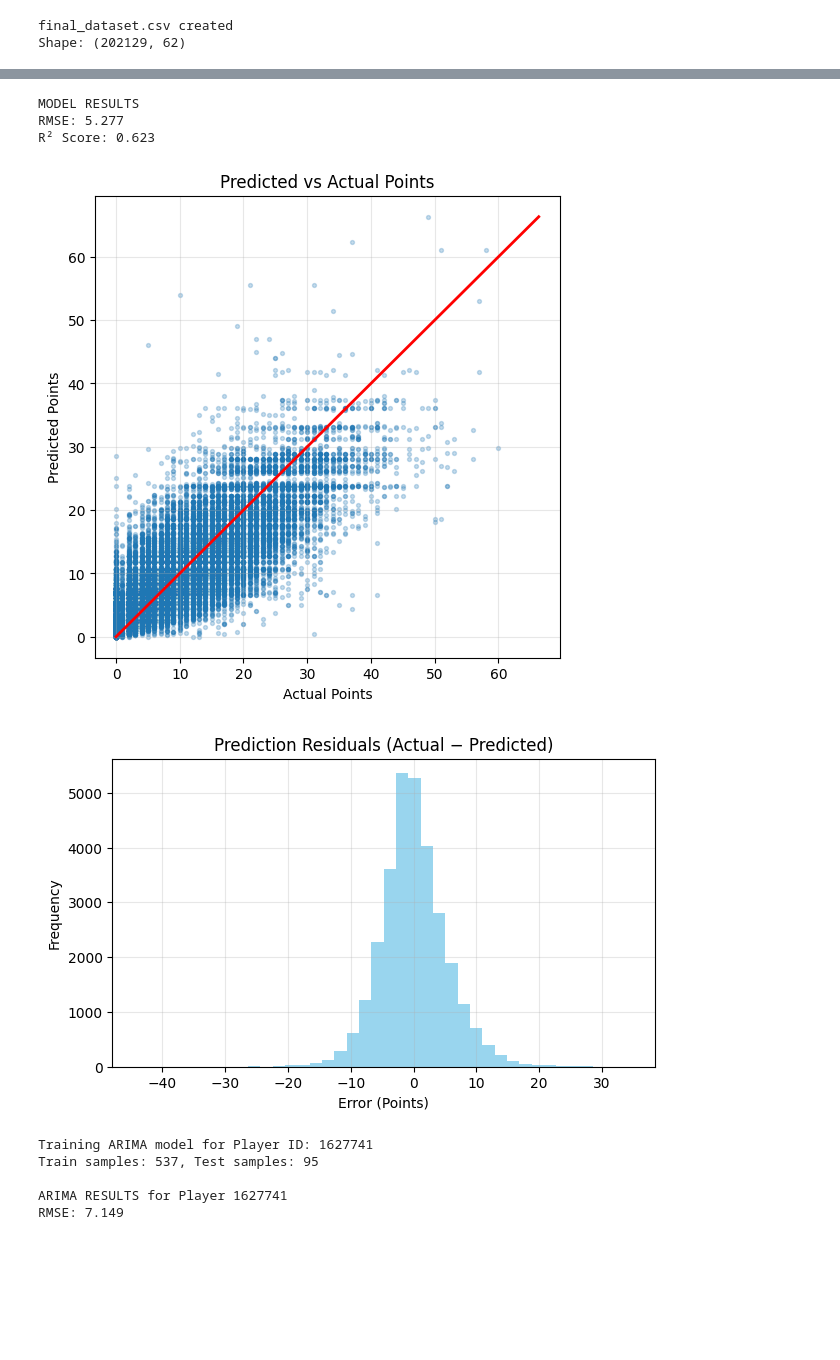
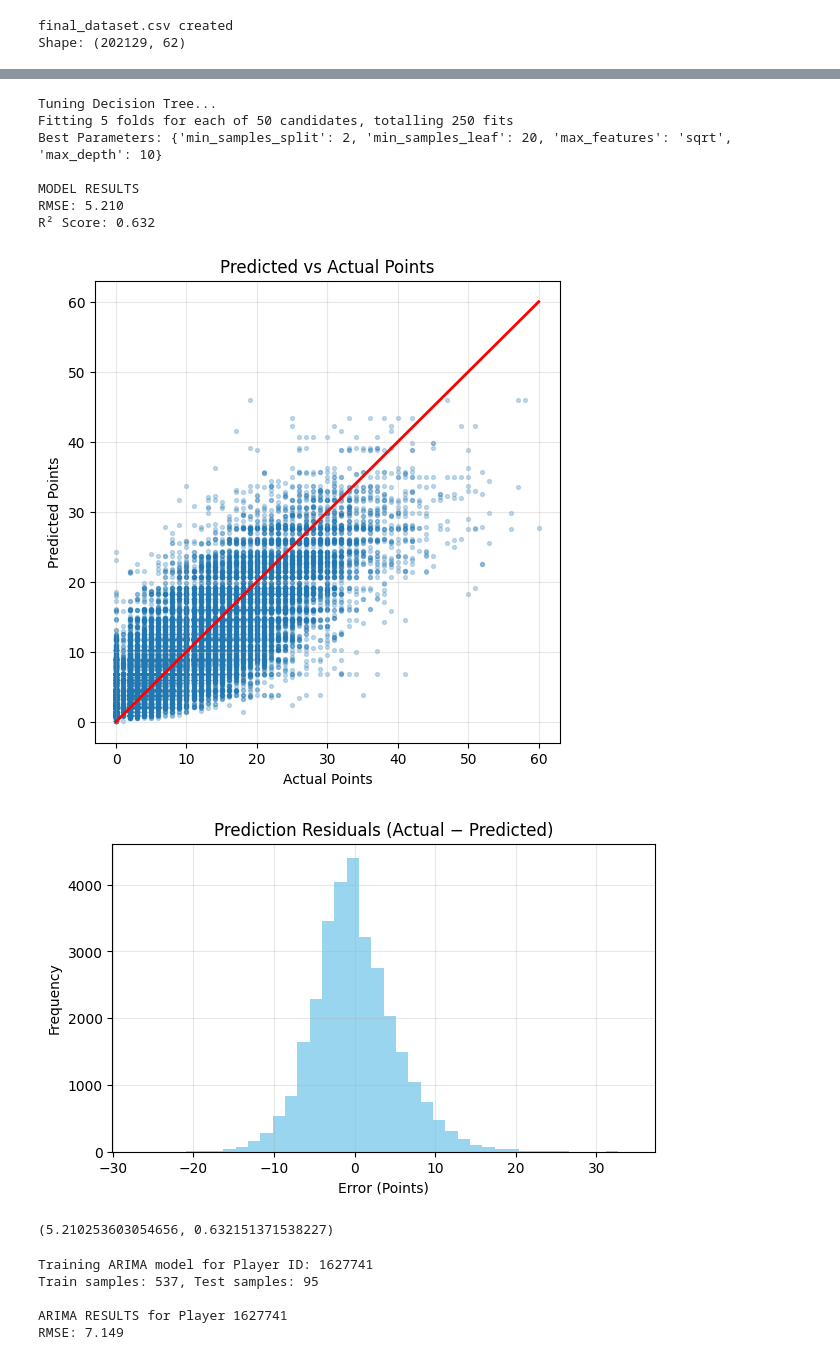
Before and after one commit to neo-lu15/CS441-final, a Jupyter notebook: notebooks/models.ipynb, the cells around one changed output, grey strips where cells are left out. Cells and saved outputs as stored; diff of their text form; code cells hidden in the pictures; blank space fills up the shorter version.

```diff
--- a/notebooks/models.ipynb
+++ b/notebooks/models.ipynb
@@ -316,33 +389,57 @@ R² Score: 0.652
 # %%
 from sklearn.tree import DecisionTreeRegressor
-# decision tree from hw
+from sklearn.model_selection import RandomizedSearchCV
 
-dt_model = DecisionTreeRegressor(
-    max_depth = 12,
-    min_samples_split = 10,
-    random_state = 1
+# 1. Define the range of parameters to test
+#    Broad ranges allow the model to explore different complexities
+param_dist = {
+    'max_depth': [None, 10, 15, 20, 30],         # Controls tree height
+    'min_samples_split': [2, 10, 20, 50],        # Higher values prevent overfitting
+    'min_samples_leaf': [1, 5, 10, 20],          # Controls leaf size
+    'max_features': ['sqrt', 'log2']       # Features to consider at each split
+}
+
+# 2. Initialize the base model
+dt = DecisionTreeRegressor(random_state=1)
+
+# 3. Set up the fast search
+#    n_iter=50 means it tries 50 random combinations (adjust for speed vs. thoroughness)
+random_search = RandomizedSearchCV(
+    estimator=dt,
+    param_distributions=param_dist,
+    n_iter=50,             # Tries 50 candidates
+    cv=5,                  # 5-fold cross-validation
+    scoring='neg_root_mean_squared_error',
+    n_jobs=-1,             # Use all CPU cores
+    verbose=1,
+    random_state=1
 )
 
-dt_model.fit(X_train, y_train)
-dt_preds = dt_model.predict(X_test)
+# 4. Fit the model
+print("Tuning Decision Tree...")
+random_search.fit(X_train, y_train)
 
-dt_rmse = mean_squared_error(y_test, dt_preds, squared=False)
-dt_r2 = r2_score(y_test, dt_preds)
+# 5. Get best results
+print(f"Best Parameters: {random_search.best_params_}")
 
+# 6. Use the best model for prediction
+best_dt_model = random_search.best_estimator_
+best_dt_preds = best_dt_model.predict(X_test)
 
-dt_rmse, dt_r2 = evaluate_model(
-    model = dt_model,
-    X_test = X_test,
-    y_test = y_test,
-    preds = dt_preds,
-    feature_names = features
-)
+# 7. Evaluate (Using your custom function or standard metrics)
+# Assuming 'evaluate_model' is your custom function from previous steps:
+evaluate_model(best_dt_model, X_test, y_test, best_dt_preds, features)
 # %% [output]
+Tuning Decision Tree...
+Fitting 5 folds for each of 50 candidates, totalling 250 fits
+Best Parameters: {'min_samples_split': 2, 'min_samples_leaf': 20, 'max_features': 'sqrt', 'max_depth': 10}
+
 MODEL RESULTS
-RMSE: 5.277
-R² Score: 0.623
+RMSE: 5.210
+R² Score: 0.632
-[figure, old version]
+[figure, new version]
-[figure, old version]
+[figure, new version]
+(5.210253603054656, 0.632151371538227)
 # %%
 import matplotlib.pyplot as plt
 from statsmodels.tsa.arima.model import ARIMA
```
Also changed, not shown: parts of 4 cells of this notebook.
